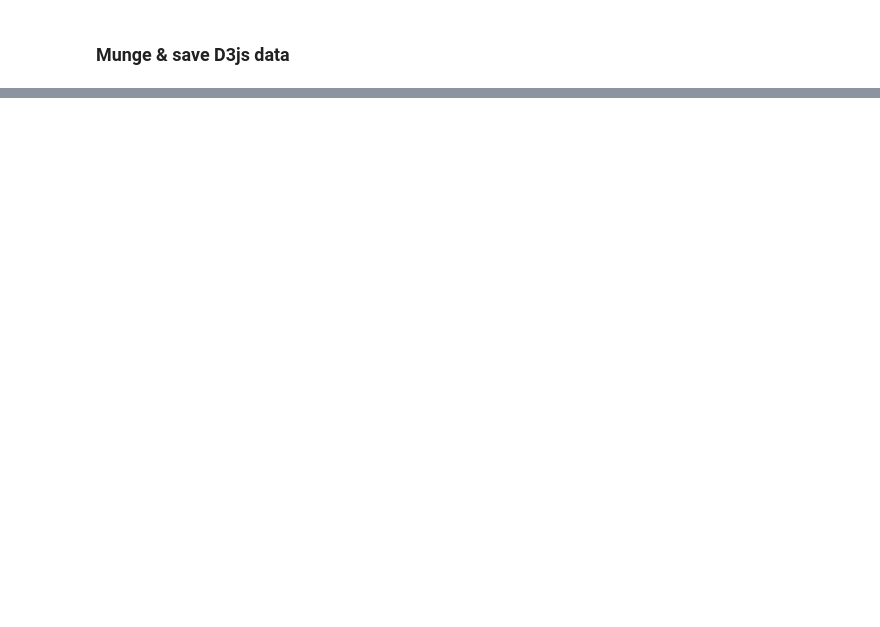
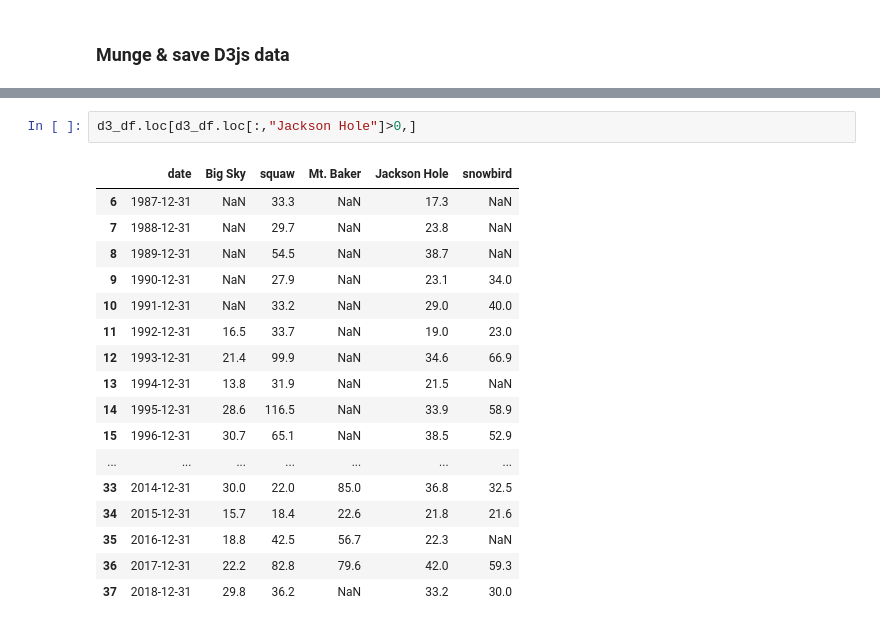
Before and after one commit to blehman/d3js-meetup, a Jupyter notebook: 2019-01-29_snowpack_/notebooks/munging_snow_data.ipynb, the cells around one changed output, grey strips where cells are left out. Saved outputs shown, nothing was run; the diff lists cells and outputs as text; blank space fills up the shorter version.

```diff
--- a/2019-01-29_snowpack_/notebooks/munging_snow_data.ipynb
+++ b/2019-01-29_snowpack_/notebooks/munging_snow_data.ipynb
@@ -202,0 +211,20 @@ pprint.pprint(d3_data_format)
+# %%
+d3_df.loc[d3_df.loc[:,"Jackson Hole"]>0,]
+# %% [output]
+|  | date | Big Sky | squaw | Mt. Baker | Jackson Hole | snowbird |
+| 6 | 1987-12-31 | NaN | 33.3 | NaN | 17.3 | NaN |
+| 7 | 1988-12-31 | NaN | 29.7 | NaN | 23.8 | NaN |
+| 8 | 1989-12-31 | NaN | 54.5 | NaN | 38.7 | NaN |
+| 9 | 1990-12-31 | NaN | 27.9 | NaN | 23.1 | 34.0 |
+| 10 | 1991-12-31 | NaN | 33.2 | NaN | 29.0 | 40.0 |
+| 11 | 1992-12-31 | 16.5 | 33.7 | NaN | 19.0 | 23.0 |
+| 12 | 1993-12-31 | 21.4 | 99.9 | NaN | 34.6 | 66.9 |
+| 13 | 1994-12-31 | 13.8 | 31.9 | NaN | 21.5 | NaN |
+| 14 | 1995-12-31 | 28.6 | 116.5 | NaN | 33.9 | 58.9 |
+| 15 | 1996-12-31 | 30.7 | 65.1 | NaN | 38.5 | 52.9 |
+| ... | ... | ... | ... | ... | ... | ... |
+| 33 | 2014-12-31 | 30.0 | 22.0 | 85.0 | 36.8 | 32.5 |
+| 34 | 2015-12-31 | 15.7 | 18.4 | 22.6 | 21.8 | 21.6 |
+| 35 | 2016-12-31 | 18.8 | 42.5 | 56.7 | 22.3 | NaN |
+| 36 | 2017-12-31 | 22.2 | 82.8 | 79.6 | 42.0 | 59.3 |
+| 37 | 2018-12-31 | 29.8 | 36.2 | NaN | 33.2 | 30.0 |
```
Also changed, not shown: parts of 10 cells of this notebook, 1 other file.
